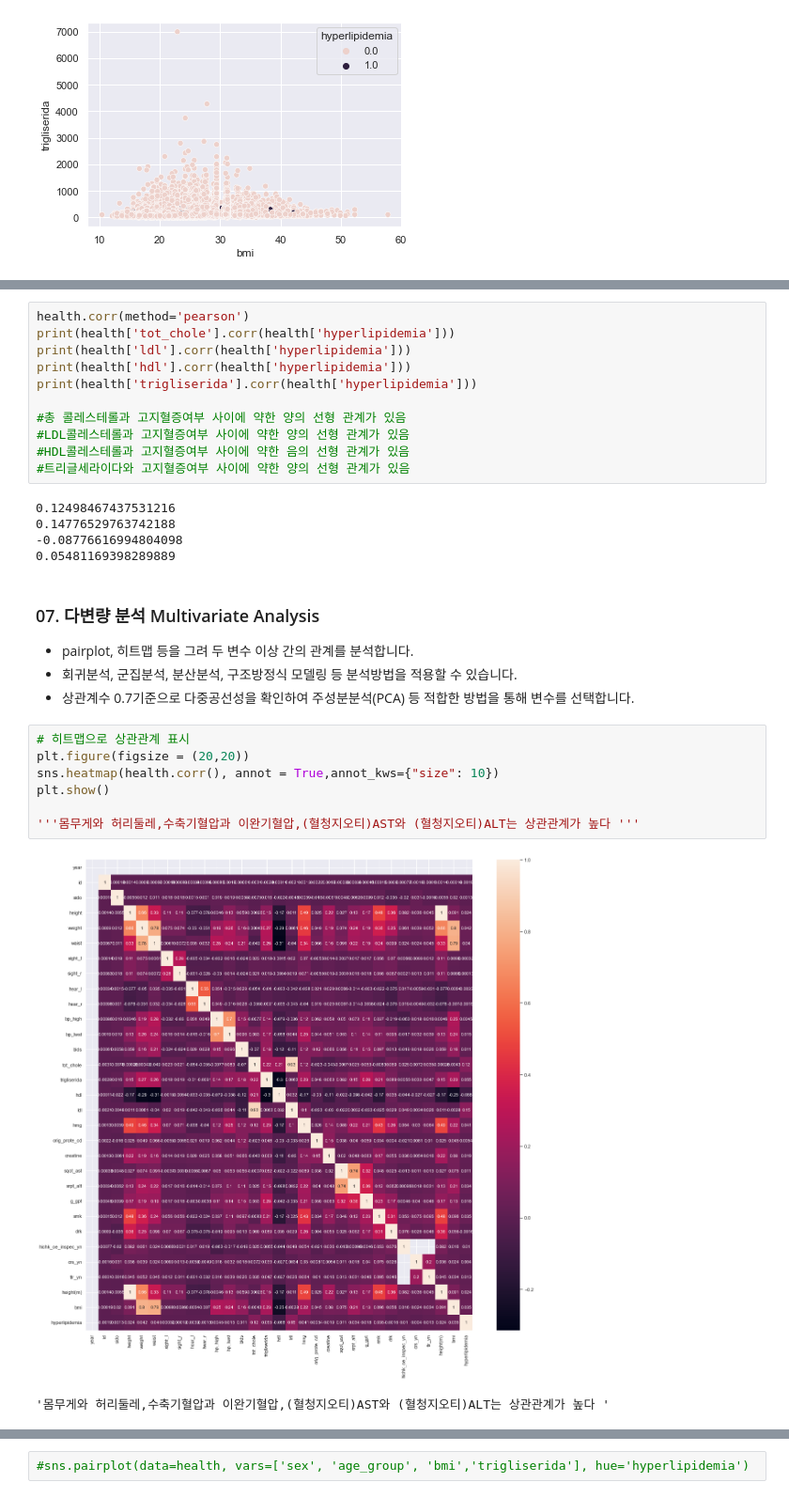
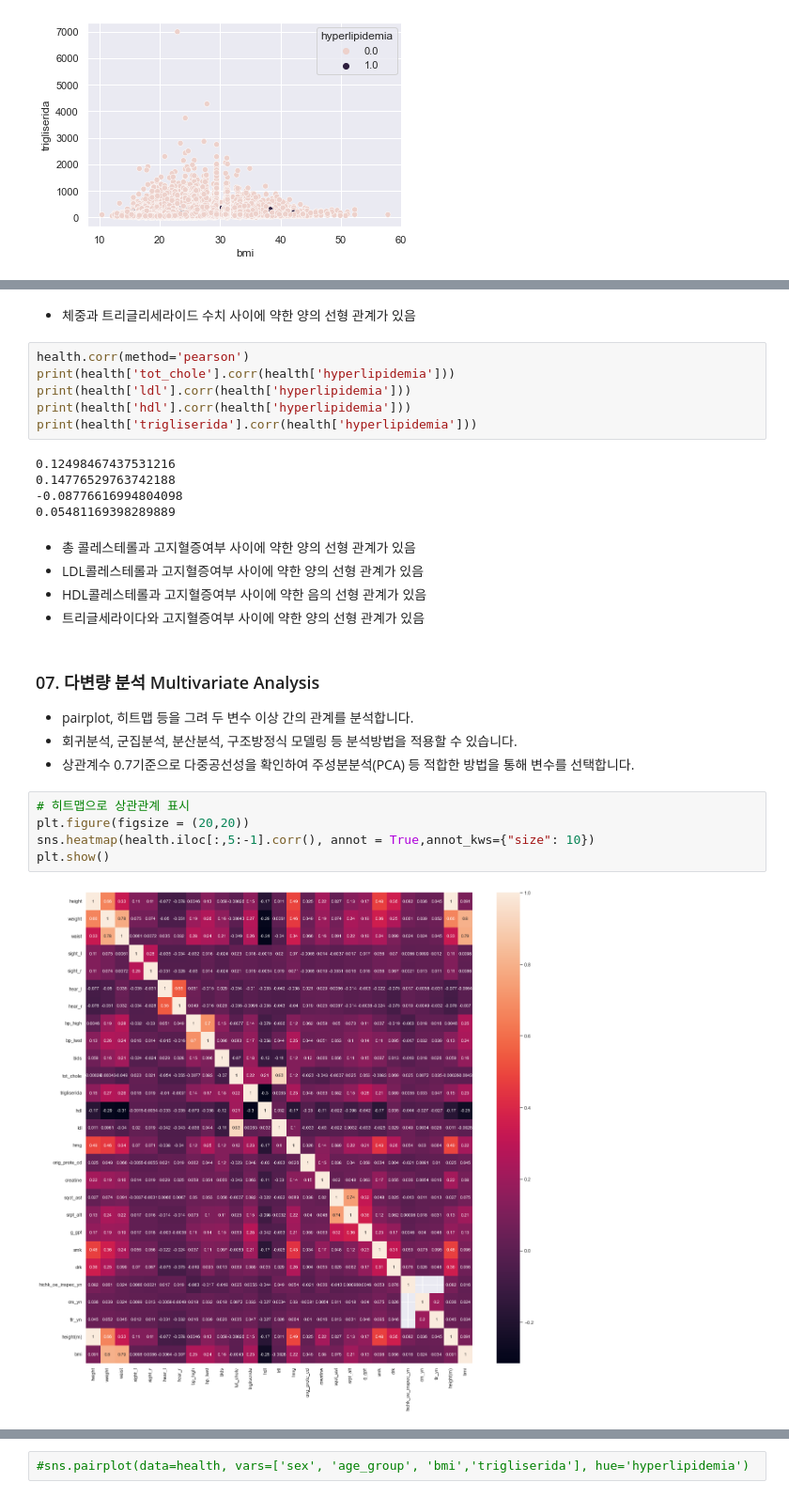
Before and after one commit to jisooyoon22/cw_data, a Jupyter notebook: 김가인/00_Start_EDA_[김가인].ipynb, the cells around one changed output, grey strips where cells are left out. Shown at 94% size. Cells and saved outputs as stored; diff of their text form.

```diff
--- a/김가인/00_Start_EDA_[김가인].ipynb
+++ b/김가인/00_Start_EDA_[김가인].ipynb
@@ -515,21 +501,23 @@ print(health['weight'].corr(health['trigliserida']))
 # %% [output]
 0.2664285905522538
+# %% [markdown]
+- 체중과 트리글리세라이드 수치 사이에 약한 양의 선형 관계가 있음
 # %%
 health.corr(method='pearson')
 print(health['tot_chole'].corr(health['hyperlipidemia']))
 print(health['ldl'].corr(health['hyperlipidemia']))
 print(health['hdl'].corr(health['hyperlipidemia']))
 print(health['trigliserida'].corr(health['hyperlipidemia']))
-
-#총 콜레스테롤과 고지혈증여부 사이에 약한 양의 선형 관계가 있음
-#LDL콜레스테롤과 고지혈증여부 사이에 약한 양의 선형 관계가 있음
-#HDL콜레스테롤과 고지혈증여부 사이에 약한 음의 선형 관계가 있음
-#트리글세라이다와 고지혈증여부 사이에 약한 양의 선형 관계가 있음
 # %% [output]
 0.12498467437531216
 0.14776529763742188
 -0.08776616994804098
 0.05481169398289889
+# %% [markdown]
+- 총 콜레스테롤과 고지혈증여부 사이에 약한 양의 선형 관계가 있음
+- LDL콜레스테롤과 고지혈증여부 사이에 약한 양의 선형 관계가 있음
+- HDL콜레스테롤과 고지혈증여부 사이에 약한 음의 선형 관계가 있음
+- 트리글세라이다와 고지혈증여부 사이에 약한 양의 선형 관계가 있음
 # %% [markdown]
 ### 07. 다변량 분석 Multivariate Analysis
 - pairplot, 히트맵 등을 그려 두 변수 이상 간의 관계를 분석합니다.
@@ -538,10 +526,7 @@ print(health['trigliserida'].corr(health['hyperlipidemia']))
 # %%
 # 히트맵으로 상관관계 표시
 plt.figure(figsize = (20,20))
-sns.heatmap(health.corr(), annot = True,annot_kws={"size": 10})
+sns.heatmap(health.iloc[:,5:-1].corr(), annot = True,annot_kws={"size": 10})
 plt.show()
-
-'''몸무게와 허리둘레,수축기혈압과 이완기혈압,(혈청지오티)AST와 (혈청지오티)ALT는 상관관계가 높다 '''
 # %% [output]
-[figure, old version]
+[figure, new version]
-'몸무게와 허리둘레,수축기혈압과 이완기혈압,(혈청지오티)AST와 (혈청지오티)ALT는 상관관계가 높다 '
```
Also changed, not shown: parts of 57 cells of this notebook.
